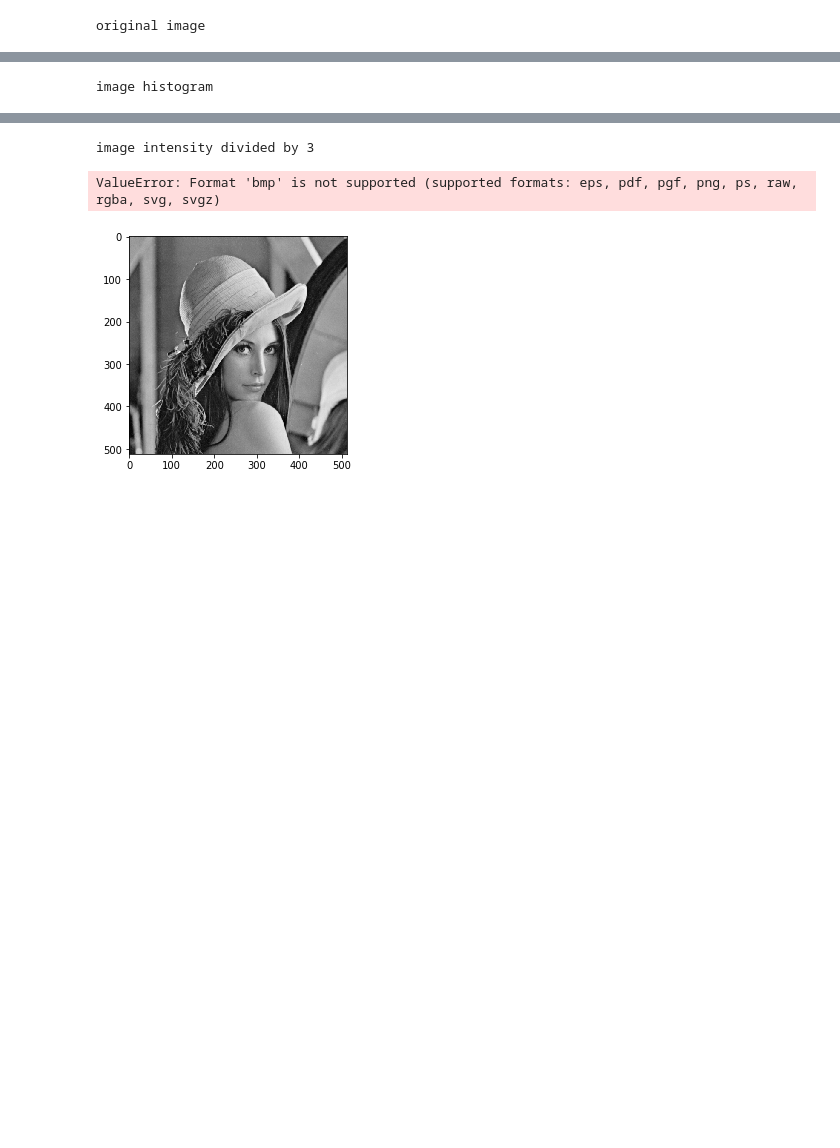
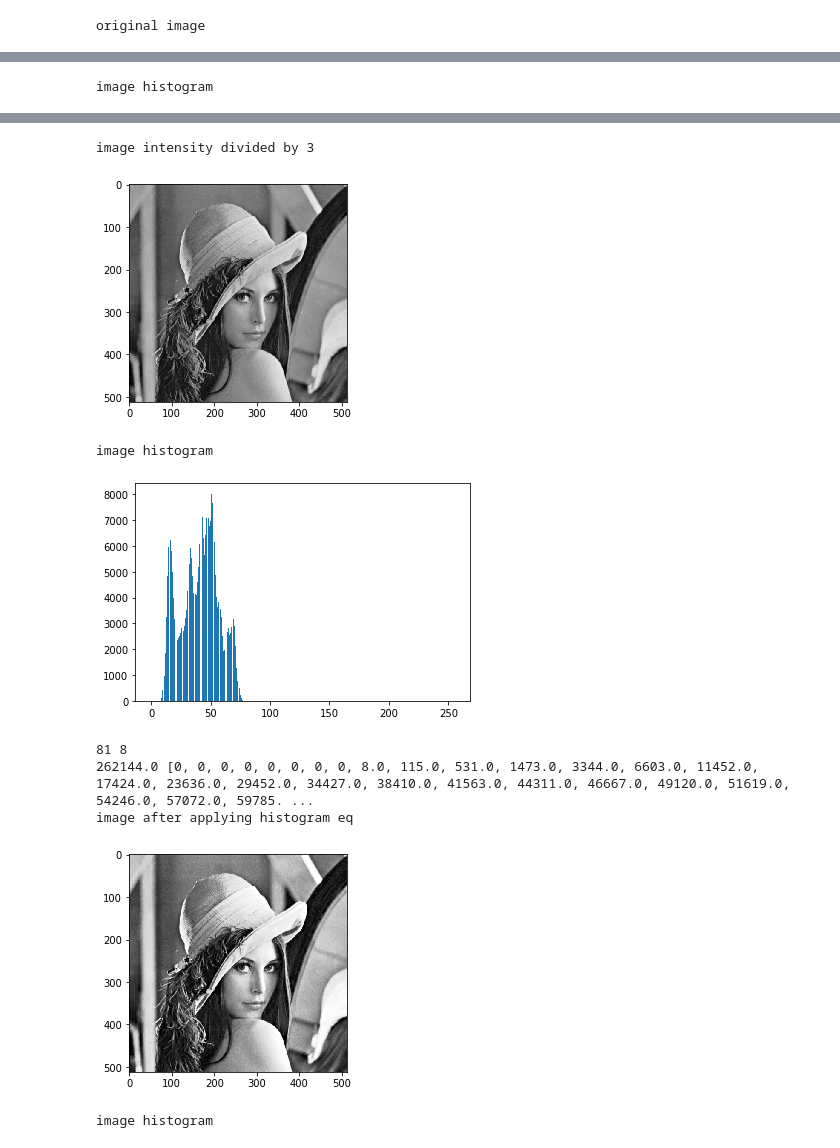
Before and after one commit to Alfons0329/CV_Fall_2019, a Jupyter notebook: HW3/hw3.ipynb, the cells around one changed output, grey strips where cells are left out. Cells and saved outputs as stored; diff of their text form; code cells hidden in the pictures; blank space fills up the shorter version.

```diff
--- a/HW3/hw3.ipynb
+++ b/HW3/hw3.ipynb
@@ -5,7 +5,6 @@ import cv2
 import math, sys
 import matplotlib.pyplot as plt
 
-########## IO and the first 2 problems ##############
 ####### hist ########
 def img_hist(img_in):
     hist = [0 for i in range(256)]
@@ -14,34 +13,74 @@ def img_hist(img_in):
     for i in range(0, row):
         for j in range(0, col):
             hist[img_in[i, j]] += 1
 
     print('image histogram')
     plt.bar(range(0, 256), hist)
     plt.savefig('histogram.png')
     plt.show()
+    return hist
 
 ####### div3 ########
 def div3(img_in):
-    return (img_in // 3)
+    return img_in // 3
+
+### histogram_eq ####
+def histogram_eq(img_in, hist):
+    row, col  = img_in.shape
+    cdf_list = [0 for i in range(256)]
+    cdf = 0.0
+    max_value = 0
+    min_value = 1 << 31
+
+    for i in range(0, len(hist)):
+        if hist[i]:
+            max_value = max(max_value, i)
+            min_value = min(min_value, i)
+            cdf += hist[i]
+            cdf_list[i] = cdf
+
+    for i in range(0, row):
+        for j in range(0, col):
+            img_in[i, j] =  int((cdf_list[img_in[i, j]] - cdf_list[min_value]) \
+                            /(row * col - cdf_list[min_value]) \
+                            * (256 - 1)) # 256 for grayscale
+
+    return img_in
 
 ########## driver functions the first 2 problems ####
 img = cv2.imread('lena.bmp', cv2.IMREAD_GRAYSCALE)
 print('original image')
 plt.imshow(img, cmap = 'gray')
 plt.show()
 
-img_hist(img)
+hist = img_hist(img)
 
 img_div3 = div3(img)
 print('image intensity divided by 3')
 plt.imshow(img_div3, cmap = 'gray')
 plt.savefig('img_div3.png', cmap = 'gray')
 plt.show()
+
+hist = img_hist(img_div3)
+
+img_histogram_eq = histogram_eq(img_div3, hist)
+print('image after applying histogram eq')
+plt.imshow(img_histogram_eq, cmap = 'gray')
+plt.savefig('img_histogram_eq.png', cmap = 'gray')
+plt.show()
+
+hist = img_hist(img_histogram_eq)
 # %% [output]
 original image
 [figure]
 image histogram
 [figure]
 image intensity divided by 3
+[figure]
-ValueError: Format 'bmp' is not supported (supported formats: eps, pdf, pgf, png, ps, raw, rgba, svg, svgz)
+image histogram
-[figure]
+[figure, added]
+81 8
+262144.0 [0, 0, 0, 0, 0, 0, 0, 0, 8.0, 115.0, 531.0, 1473.0, 3344.0, 6603.0, 11452.0, 17424.0, 23636.0, 29452.0, 34427.0, 38410.0, 41563.0, 44311.0, 46667.0, 49120.0, 51619.0, 54246.0, 57072.0, 59785. ...
+image after applying histogram eq
+[figure, added]
+image histogram
```
Also changed, not shown: parts of 1 cell of this notebook, 2 other files.
